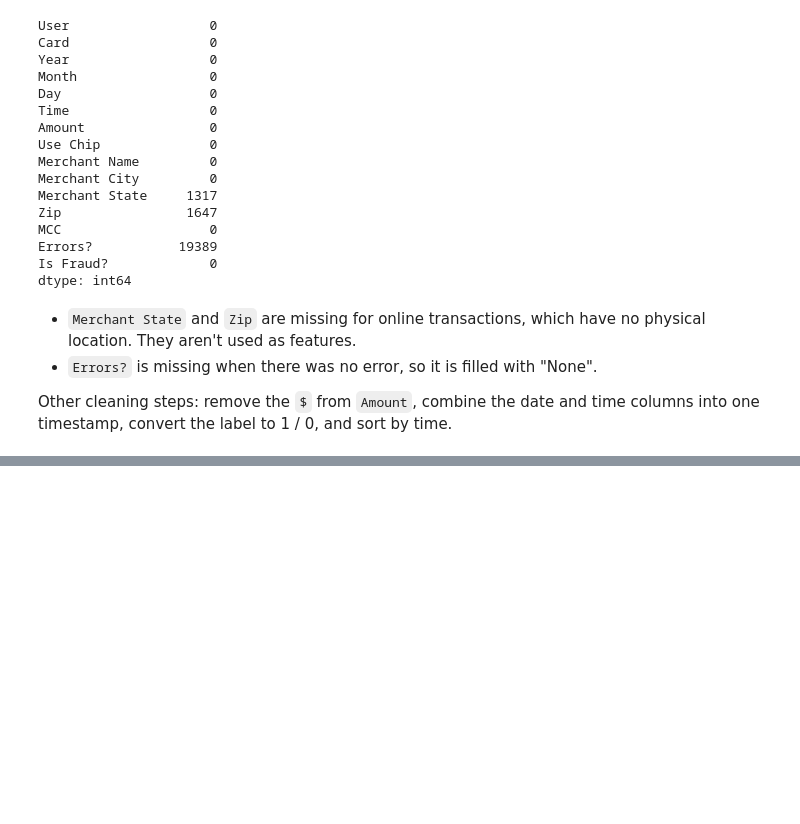
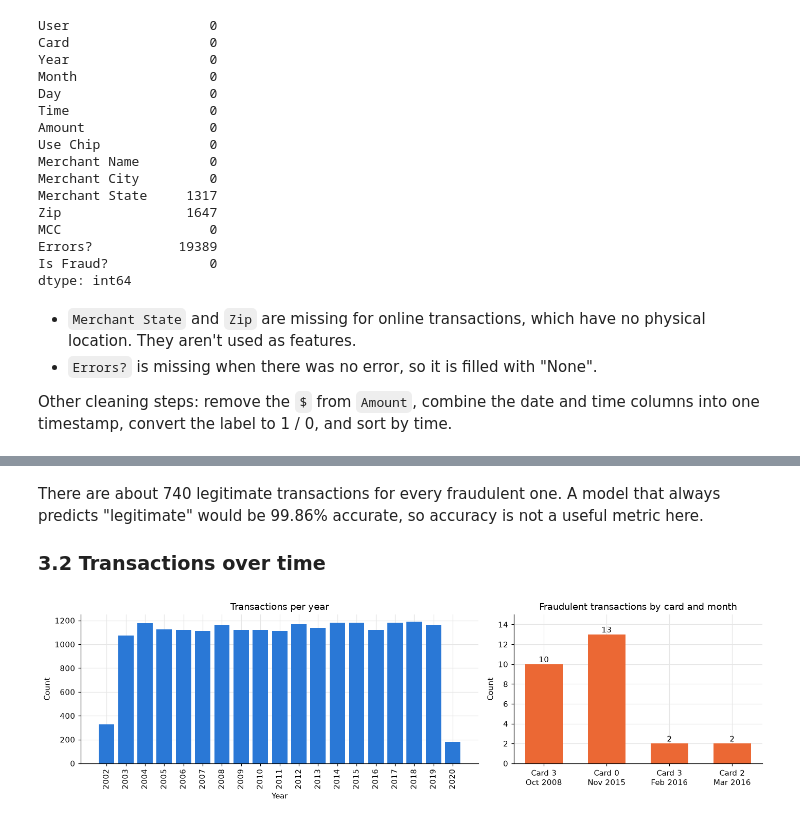
Before and after one commit to harryconnor/GNN-Fraud-Detection, a Jupyter notebook: Fraud_Detection_GNN.ipynb, the cells around one changed output, grey strips where cells are left out. Saved outputs shown, nothing was run; the diff lists cells and outputs as text; code cells hidden in the pictures; blank space fills up the shorter version.

```diff
--- a/Fraud_Detection_GNN.ipynb
+++ b/Fraud_Detection_GNN.ipynb
@@ -97,0 +116,25 @@ df[['Card', 'Datetime', 'Amount', 'Use Chip', 'Merchant Name', 'Merchant City',
+# %% [markdown]
+There are about 740 legitimate transactions for every fraudulent one. A model that always predicts "legitimate" would be 99.86% accurate, so accuracy is not a useful metric here.
+
+### 3.2 Transactions over time
+# %%
+yearly = df.groupby('Year').size()
+
+# Group the fraudulent transactions by card and month to see the bursts
+fraud = df[df['Is Fraud?'] == 1]
+bursts = fraud.groupby(['Card', fraud['Datetime'].dt.to_period('M')]).size().sort_index(level=1)
+burst_labels = [f"Card {card}\n{month.strftime('%b %Y')}" for card, month in bursts.index]
+
+fig, axes = plt.subplots(1, 2, figsize=(13, 3.8), gridspec_kw={'width_ratios': [1.6, 1]})
+axes[0].bar(yearly.index, yearly.values, color=BLUE)
+axes[0].set(title='Transactions per year', xlabel='Year', ylabel='Count', xticks=yearly.index)
+axes[0].tick_params(axis='x', rotation=90)
+
+axes[1].bar(burst_labels, bursts.values, color=ORANGE, width=0.6)
+for i, v in enumerate(bursts.values):
+    axes[1].text(i, v + 0.2, str(v), ha='center')
+axes[1].set(title=f'Fraudulent transactions by card and month', ylabel='Count', ylim=(0, 15))
+plt.tight_layout()
+plt.show()
+# %% [output]
+[figure, added]
```
Also changed, not shown: parts of 3 cells of this notebook.
